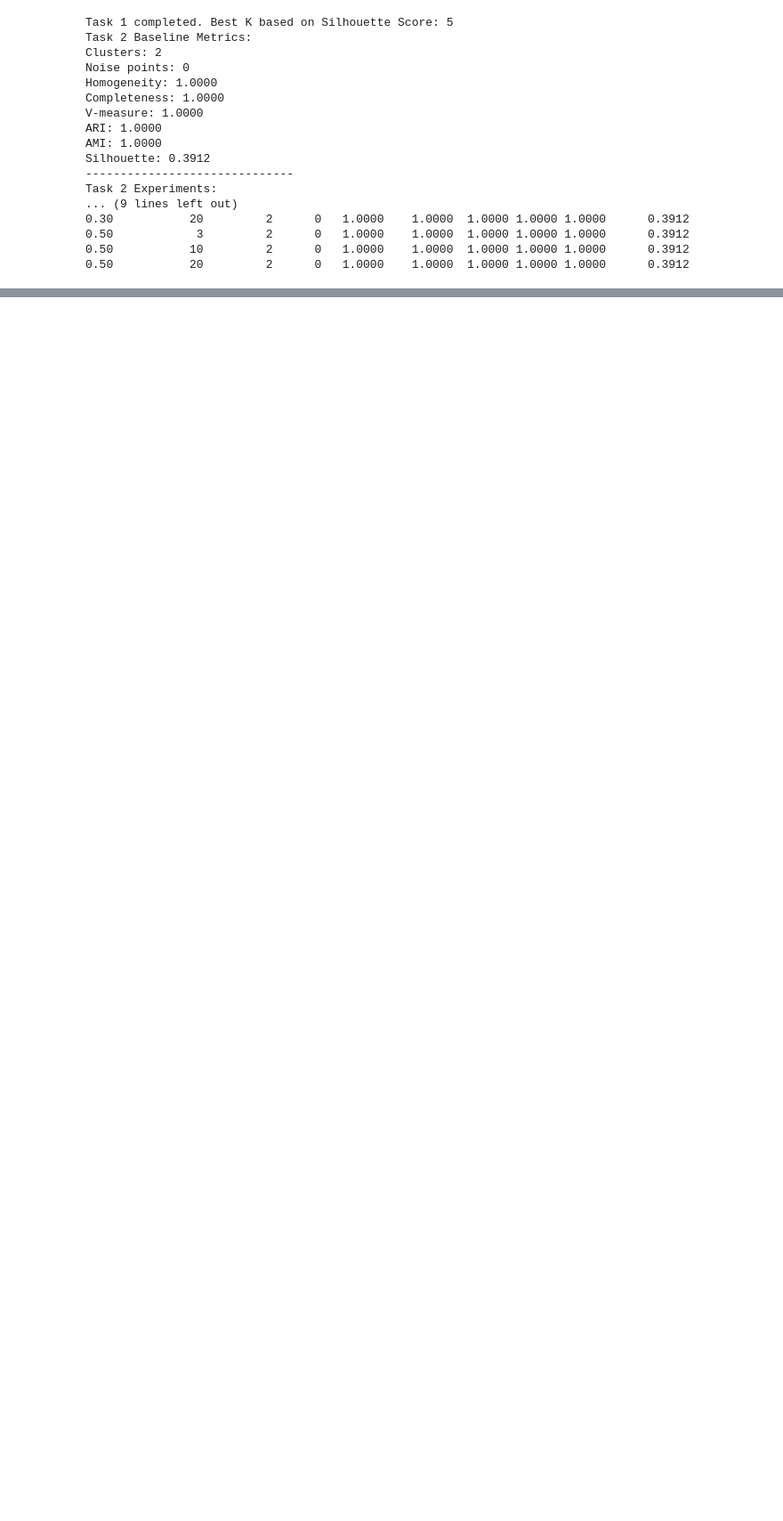
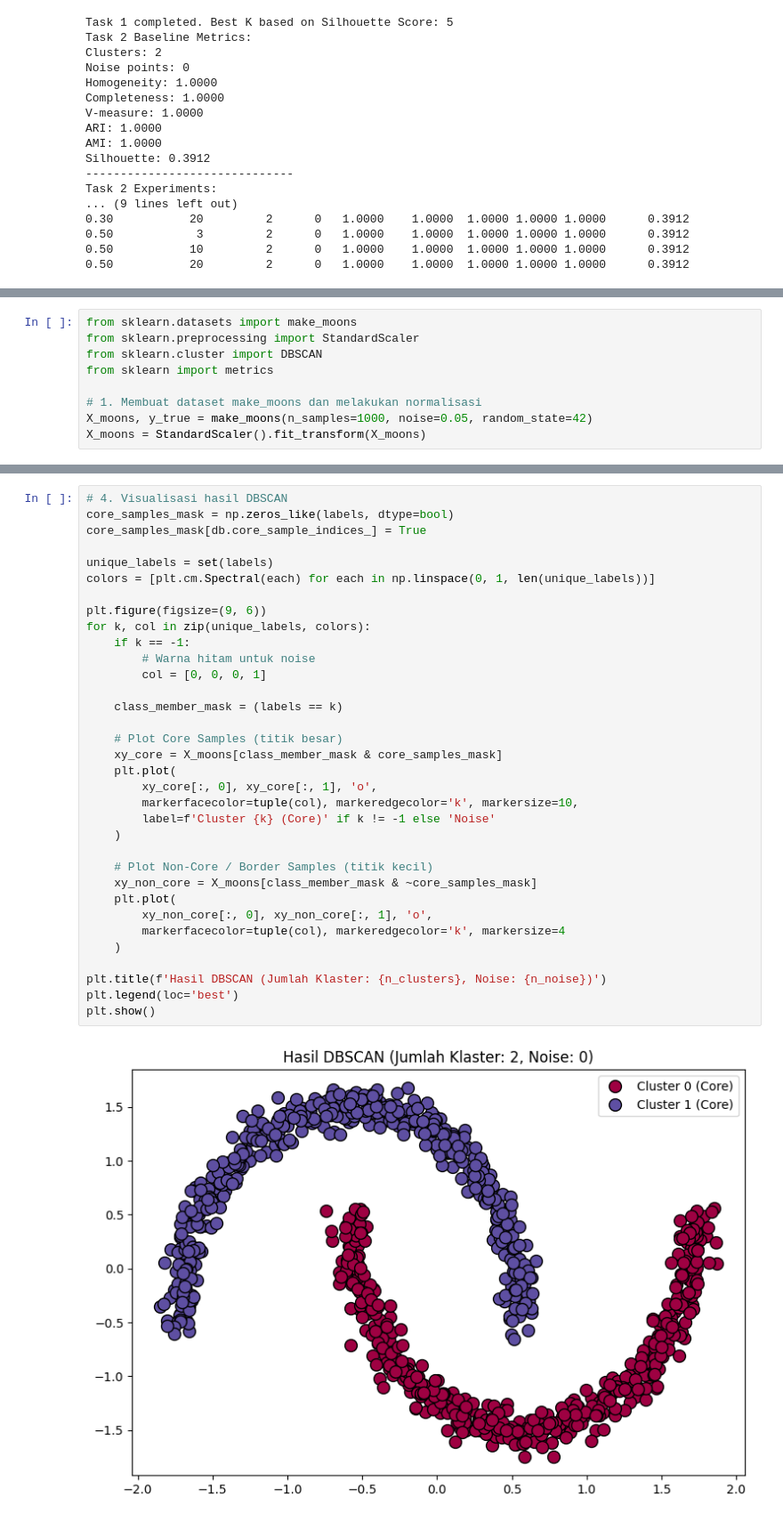
Before and after one commit to m1Febriansyah/244107020199-ML-12, a Jupyter notebook: JS04_Tugas.ipynb, the cells around one changed output, grey strips where cells are left out. Shown at 89% size. Drawn from its saved outputs; the diff is of its cells as text; blank space fills up the shorter version.

```diff
--- a/JS04_Tugas.ipynb
+++ b/JS04_Tugas.ipynb
@@ -163,0 +274,9 @@ Task 2 Experiments:
+# %%
+from sklearn.datasets import make_moons
+from sklearn.preprocessing import StandardScaler
+from sklearn.cluster import DBSCAN
+from sklearn import metrics
+
+# 1. Membuat dataset make_moons dan melakukan normalisasi
+X_moons, y_true = make_moons(n_samples=1000, noise=0.05, random_state=42)
+X_moons = StandardScaler().fit_transform(X_moons)
@@ -163,0 +314,36 @@ Task 2 Experiments:
+# %%
+# 4. Visualisasi hasil DBSCAN
+core_samples_mask = np.zeros_like(labels, dtype=bool)
+core_samples_mask[db.core_sample_indices_] = True
+
+unique_labels = set(labels)
+colors = [plt.cm.Spectral(each) for each in np.linspace(0, 1, len(unique_labels))]
+
+plt.figure(figsize=(9, 6))
+for k, col in zip(unique_labels, colors):
+    if k == -1:
+        # Warna hitam untuk noise
+        col = [0, 0, 0, 1]
+
+    class_member_mask = (labels == k)
+
+    # Plot Core Samples (titik besar)
+    xy_core = X_moons[class_member_mask & core_samples_mask]
+    plt.plot(
+        xy_core[:, 0], xy_core[:, 1], 'o',
+        markerfacecolor=tuple(col), markeredgecolor='k', markersize=10,
+        label=f'Cluster {k} (Core)' if k != -1 else 'Noise'
+    )
+
+    # Plot Non-Core / Border Samples (titik kecil)
+    xy_non_core = X_moons[class_member_mask & ~core_samples_mask]
+    plt.plot(
+        xy_non_core[:, 0], xy_non_core[:, 1], 'o',
+        markerfacecolor=tuple(col), markeredgecolor='k', markersize=4
+    )
+
+plt.title(f'Hasil DBSCAN (Jumlah Klaster: {n_clusters}, Noise: {n_noise})')
+plt.legend(loc='best')
+plt.show()
+# %% [output]
+[figure, added]
```
Also changed, not shown: parts of 6 cells of this notebook.
